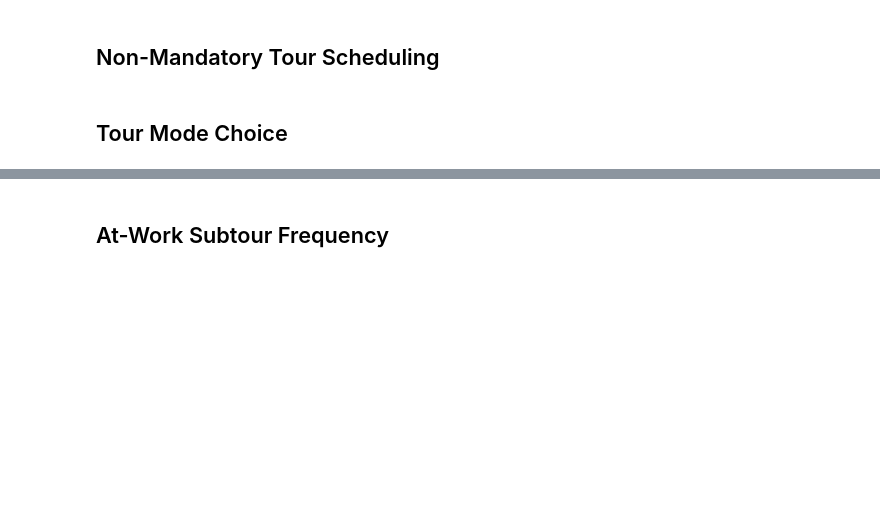
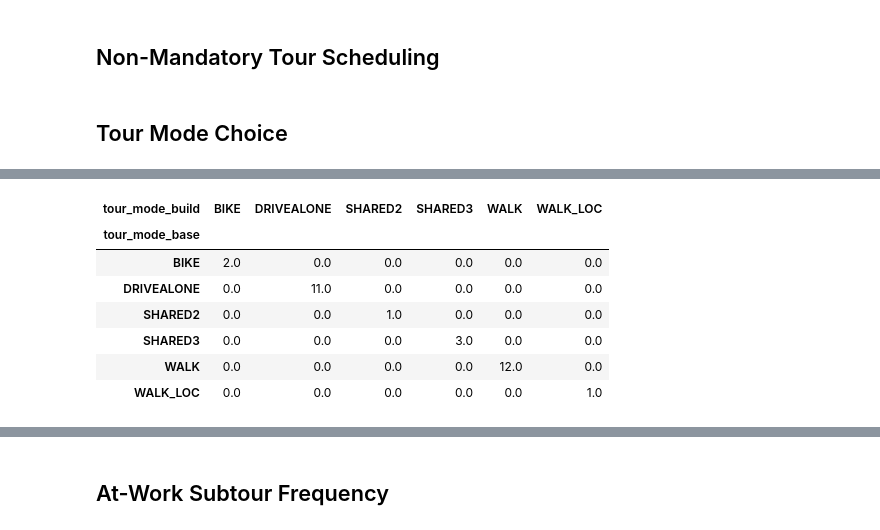
Before and after one commit to ActivitySim/asim_eet_viz, a Jupyter notebook: notebooks/tours.ipynb, the cells around one changed output, grey strips where cells are left out. Saved outputs shown, nothing was run; the diff lists cells and outputs as text; code cells hidden in the pictures; blank space fills up the shorter version.

Commit message:
feat: adds summaries for tour mode choice

```diff
--- a/notebooks/tours.ipynb
+++ b/notebooks/tours.ipynb
@@ -32,13 +34,13 @@ build_dir = config['sources']['build']
 # %%
 base_tour = pd.read_csv(f"{base_dir}/final_tours.csv",
                         index_col='tour_id',
-                        usecols=['tour_id','tour_category','origin','destination','primary_purpose'])
+                        usecols=['tour_id','tour_category','origin','destination','primary_purpose', 'tour_mode'])
 
 base_tour_idx = base_tour.index
 
 build_tour = pd.read_csv(f"{build_dir}/final_tours.csv",
                          index_col='tour_id',
-                         usecols=['tour_id','tour_category','origin','destination','primary_purpose'])
+                         usecols=['tour_id','tour_category','origin','destination','primary_purpose', 'tour_mode'])
 # %%
 print(f"""Filtering tours by origin {
     'and' if how_method == 'all' else 'or' if how_method == 'any' else '???'
@@ -146,0 +179,17 @@ print("Lorem ipsum") # Placeholder for CS
+# %%
+df = pd.merge(
+    base_tour[base_tour.tour_category == "non_mandatory"],
+    build_tour[build_tour.tour_category == "non_mandatory"],
+    how='outer',
+    left_index=True,
+    right_index=True,
+    suffixes=['_base', '_build']
+)
+
+df.loc[df.tour_mode_base == df.tour_mode_build,'Case'] = "Unchanged"
+df.loc[df.tour_mode_base != df.tour_mode_build,'Case'] = "Changed"
+
+df.loc[df.tour_mode_base.isna(),'Case'] = "Newly Created"
+df.loc[df.tour_mode_build.isna(),"Case"] = "Removed"
+
+df.Case.value_counts()
@@ -146,0 +205,12 @@ print("Lorem ipsum") # Placeholder for CS
+# %%
+xtab = df[["tour_mode_base", "tour_mode_build"]].value_counts(dropna=False).unstack().fillna(0)
+xtab
+# %% [output]
+| tour_mode_build | BIKE | DRIVEALONE | SHARED2 | SHARED3 | WALK | WALK_LOC |
+| tour_mode_base |  |  |  |  |  |  |
+| BIKE | 2.0 | 0.0 | 0.0 | 0.0 | 0.0 | 0.0 |
+| DRIVEALONE | 0.0 | 11.0 | 0.0 | 0.0 | 0.0 | 0.0 |
+| SHARED2 | 0.0 | 0.0 | 1.0 | 0.0 | 0.0 | 0.0 |
+| SHARED3 | 0.0 | 0.0 | 0.0 | 3.0 | 0.0 | 0.0 |
+| WALK | 0.0 | 0.0 | 0.0 | 0.0 | 12.0 | 0.0 |
+| WALK_LOC | 0.0 | 0.0 | 0.0 | 0.0 | 0.0 | 1.0 |
```
Also changed, not shown: parts of 11 cells of this notebook.
